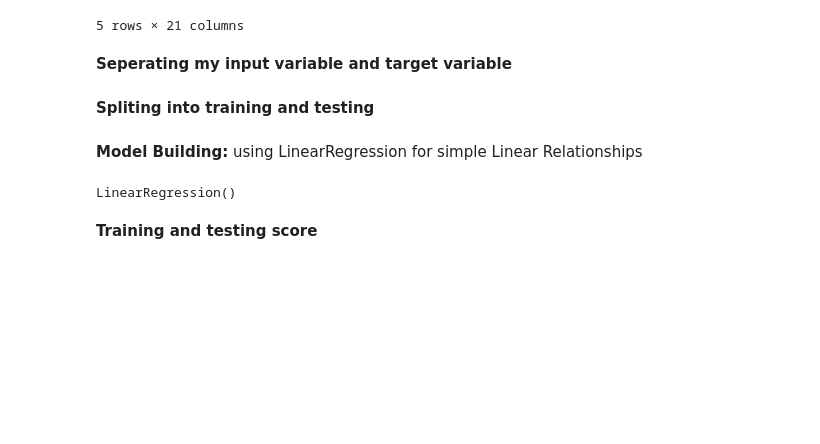
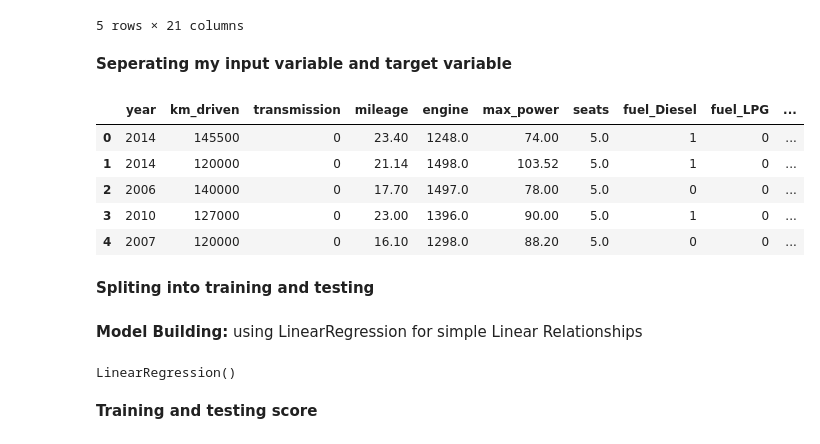
Before and after one commit to Love1117/Machine_learning-Projects, a Jupyter notebook: Machine_Learning Project/01_Supervised- Machine Learning/01_Linear_Regression/Car_price_prediction/Car_price_prediction1.ipynb, the cells around one changed output. Cells and saved outputs as stored; diff of their text form; code cells hidden in the pictures; blank space fills up the shorter version.

```diff
--- a/Machine_Learning Project/01_Supervised- Machine Learning/01_Linear_Regression/Car_price_prediction/Car_price_prediction1.ipynb
+++ b/Machine_Learning Project/01_Supervised- Machine Learning/01_Linear_Regression/Car_price_prediction/Car_price_prediction1.ipynb
@@ -122,6 +132,15 @@ df = df.drop(columns=["name","car_model and year"])
 # %%
 x = df.drop(columns=["selling_price"])
 y = df["selling_price"]
+# %%
+x.head()
+# %% [output]
+|  | year | km_driven | transmission | mileage | engine | max_power | seats | fuel_Diesel | fuel_LPG | ... |
+| 0 | 2014 | 145500 | 0 | 23.40 | 1248.0 | 74.00 | 5.0 | 1 | 0 | ... |
+| 1 | 2014 | 120000 | 0 | 21.14 | 1498.0 | 103.52 | 5.0 | 1 | 0 | ... |
+| 2 | 2006 | 140000 | 0 | 17.70 | 1497.0 | 78.00 | 5.0 | 0 | 0 | ... |
+| 3 | 2010 | 127000 | 0 | 23.00 | 1396.0 | 90.00 | 5.0 | 1 | 0 | ... |
+| 4 | 2007 | 120000 | 0 | 16.10 | 1298.0 | 88.20 | 5.0 | 0 | 0 | ... |
 # %% [markdown]
 **Spliting into training and testing**
 # %%
```
Also changed, not shown: parts of 3 cells of this notebook.
